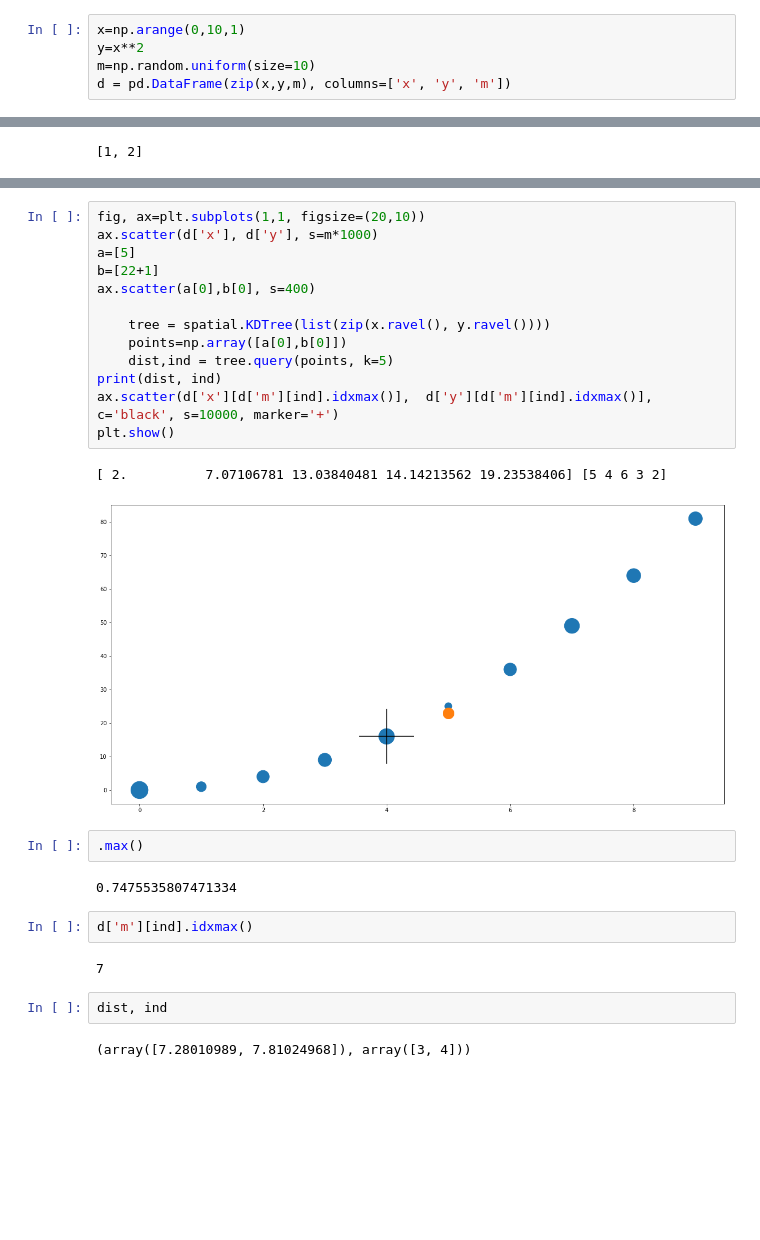
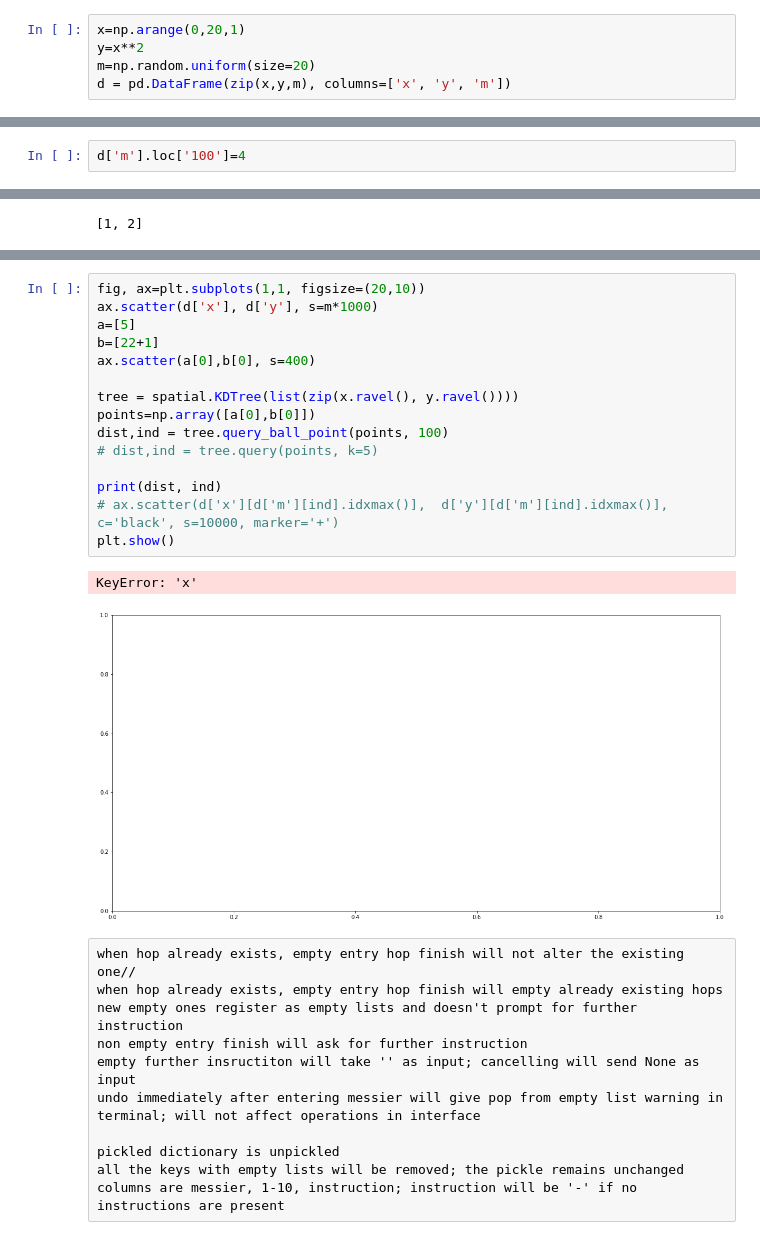
Before and after one commit to vvkrddy/Star-Hopping, a Jupyter notebook: data_stats.ipynb, the cells around one changed output, grey strips where cells are left out. Saved outputs shown, nothing was run; the diff lists cells and outputs as text; blank space fills up the shorter version.

Commit message:
update interface

```diff
--- a/data_stats.ipynb
+++ b/data_stats.ipynb
@@ -499,7 +493,7 @@ print(tree.query(points))
 # %%
-x=np.arange(0,10,1)
+x=np.arange(0,20,1)
 y=x**2
-m=np.random.uniform(size=10)
+m=np.random.uniform(size=20)
 d = pd.DataFrame(zip(x,y,m), columns=['x', 'y', 'm'])
 # %%
 d
@@ -523,0 +518,2 @@ array([ True,  True,  True, ...,  True,  True,  True])
+# %%
+d['m'].loc['100']=4
@@ -546,28 +572,29 @@ for i in (zip(x,y)):
 # %%
 fig, ax=plt.subplots(1,1, figsize=(20,10))
 ax.scatter(d['x'], d['y'], s=m*1000)
 a=[5]
 b=[22+1]
 ax.scatter(a[0],b[0], s=400)
 
-    tree = spatial.KDTree(list(zip(x.ravel(), y.ravel())))
-    points=np.array([a[0],b[0]])
-    dist,ind = tree.query(points, k=5)
+tree = spatial.KDTree(list(zip(x.ravel(), y.ravel())))
+points=np.array([a[0],b[0]])
+dist,ind = tree.query_ball_point(points, 100)
+# dist,ind = tree.query(points, k=5)
+
 print(dist, ind)
-ax.scatter(d['x'][d['m'][ind].idxmax()],  d['y'][d['m'][ind].idxmax()], c='black', s=10000, marker='+')
+# ax.scatter(d['x'][d['m'][ind].idxmax()],  d['y'][d['m'][ind].idxmax()], c='black', s=10000, marker='+')
 plt.show()
 # %% [output]
-[ 2.          7.07106781 13.03840481 14.14213562 19.23538406] [5 4 6 3 2]
+KeyError: 'x'
-[figure, old version]
+[figure, new version]
-# %%
-.max()
-# %% [output]
-0.7475535807471334
-# %%
-d['m'][ind].idxmax()
-# %% [output]
-7
-# %%
-dist, ind
-# %% [output]
-(array([7.28010989, 7.81024968]), array([3, 4]))
+# %% [raw]
+when hop already exists, empty entry hop finish will not alter the existing one//
+when hop already exists, empty entry hop finish will empty already existing hops
+new empty ones register as empty lists and doesn't prompt for further instruction
+non empty entry finish will ask for further instruction
+empty further insructiton will take '' as input; cancelling will send None as input
+undo immediately after entering messier will give pop from empty list warning in terminal; will not affect operations in interface
+
+pickled dictionary is unpickled
+all the keys with empty lists will be removed; the pickle remains unchanged
+columns are messier, 1-10, instruction; instruction will be '-' if no instructions are present
```
Also changed, not shown: parts of 60 cells of this notebook, 2 other files.
